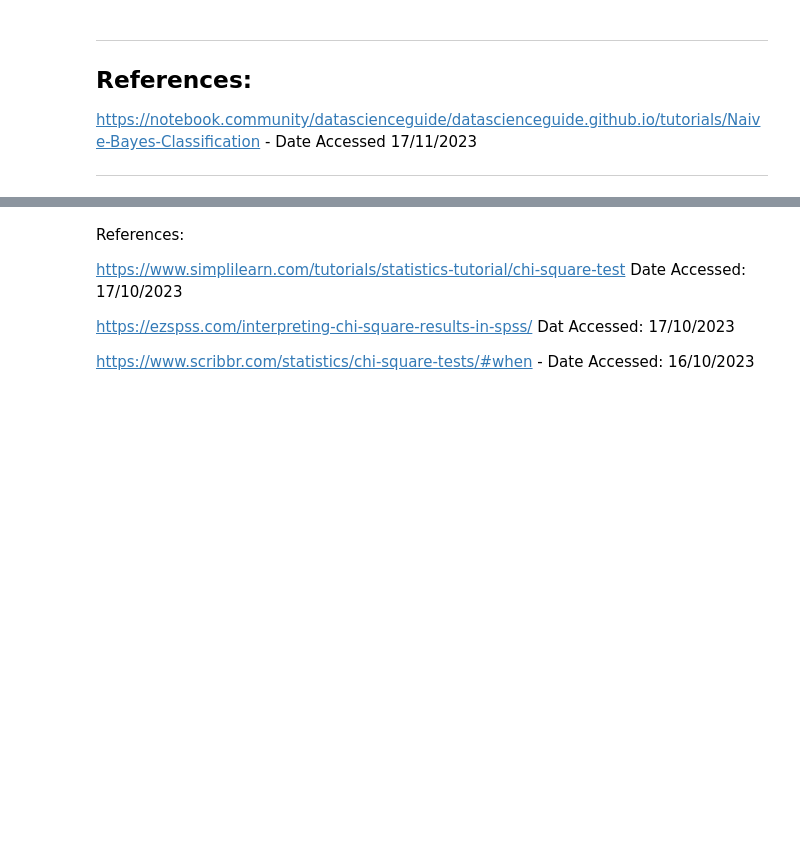
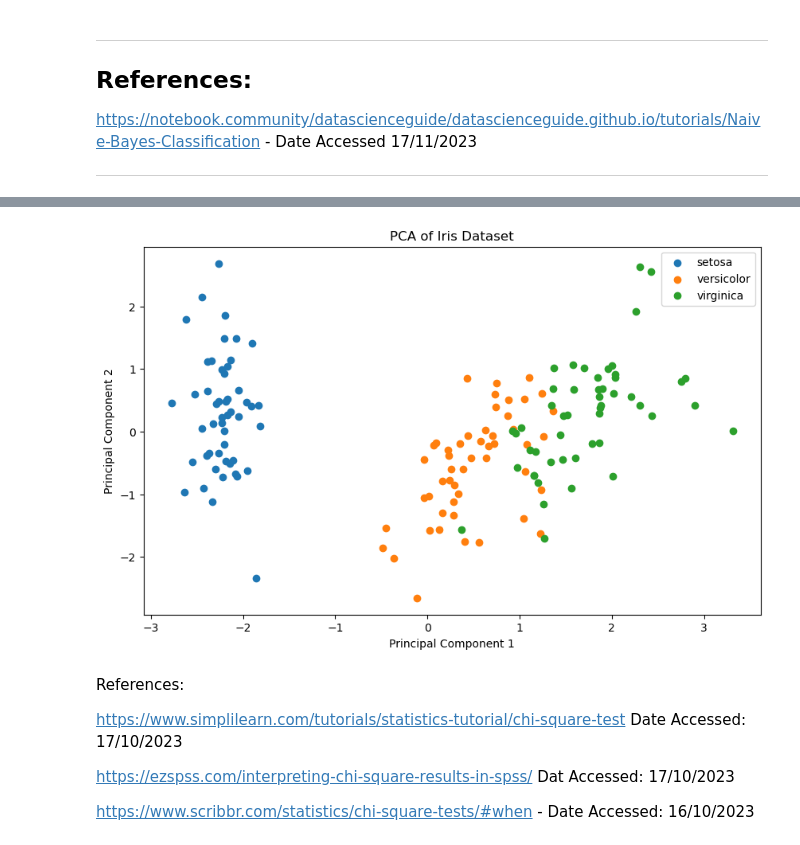
Before and after one commit to SeanE15/MachineLearning-Statistics, a Jupyter notebook: tasks.ipynb, the cells around one changed output, grey strips where cells are left out. Drawn from its saved outputs; the diff is of its cells as text; code cells hidden in the pictures; blank space fills up the shorter version.

```diff
--- a/tasks.ipynb
+++ b/tasks.ipynb
@@ -402,3 +415,31 @@ https://notebook.community/datascienceguide/datascienceguide.github.io/tutorials
+# %%
+iris = load_iris()
+X = iris.data
+y = iris.target
+
+# Standardize the features
+X_standardized = StandardScaler().fit_transform(X)
+
+# Apply PCA to reduce dimensions to 2
+X_pca = PCA(n_components=2).fit_transform(X_standardized)
+
+# Create a DataFrame for visualization
+df_pca = pd.DataFrame(X_pca, columns=['PC1', 'PC2'])
+df_pca['Target'] = iris.target_names[y]
+
+# Plot the results
+plt.figure(figsize=(10, 6))
+for target in iris.target_names:
+    store = df_pca['Target'] == target
+    plt.scatter(df_pca.loc[store, 'PC1'], df_pca.loc[store, 'PC2'], label=target)
+
+plt.title('PCA of Iris Dataset')
+plt.xlabel('Principal Component 1')
+plt.ylabel('Principal Component 2')
+plt.legend()
+plt.show()
+# %% [output]
+[figure, added]
 # %% [markdown]
 References:
 
```
Also changed, not shown: parts of 4 cells of this notebook.
